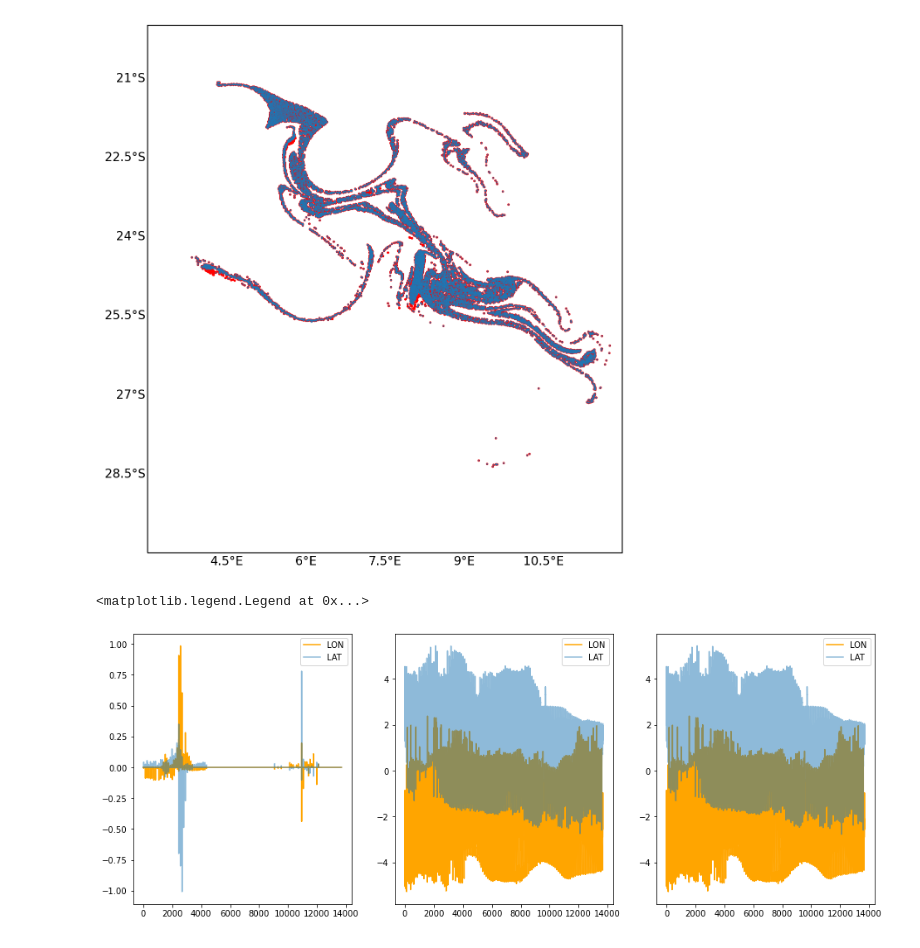
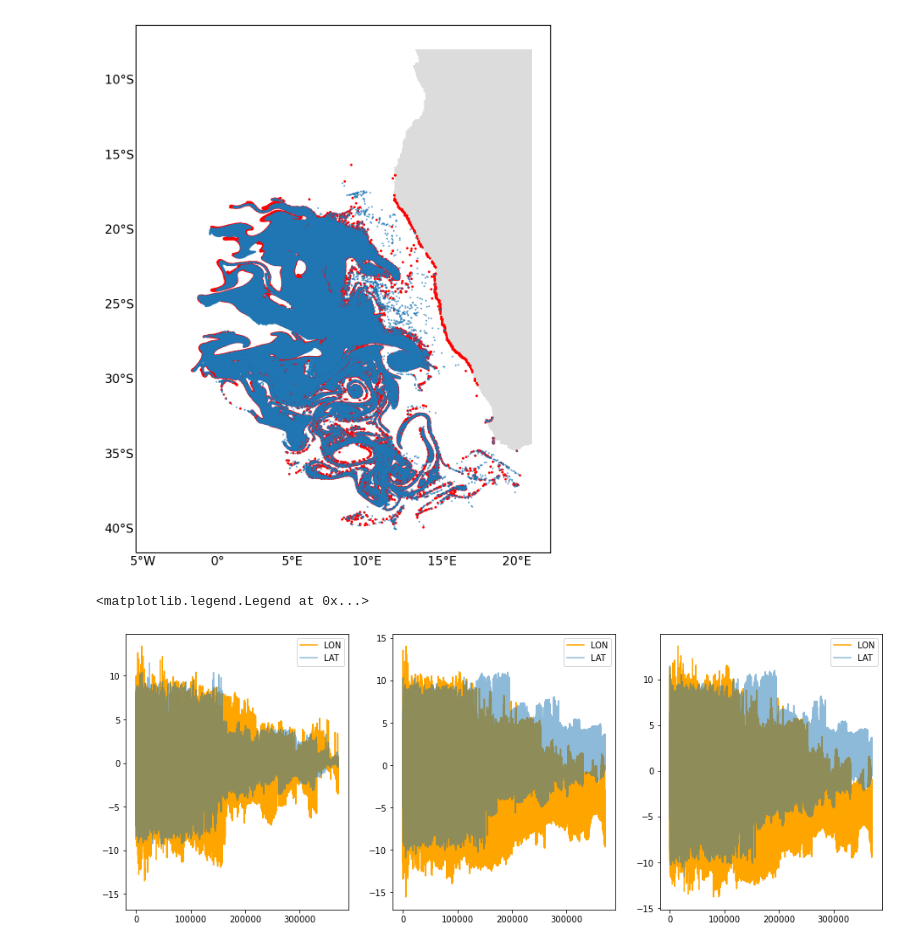
Before and after one commit to OceanParcels/atlanteco_plankton_plastic_nutrients_dispersion, a Jupyter notebook: src/analysis/Luderitz_release_analysis.ipynb, the cells around one changed output. Cells and saved outputs as stored; diff of their text form; code cells hidden in the pictures.

```diff
--- a/src/analysis/Luderitz_release_analysis.ipynb
+++ b/src/analysis/Luderitz_release_analysis.ipynb
@@ -14,52 +14,56 @@ mask_land = mask_ds['tmask'].values[:,:,:,:]
 # %%
 home_folder = '/nethome/manra003/analysis/dispersion/simulations/'
 
-ds3D=xr.open_zarr(home_folder+'Fwd_3D_Luderitz_117x117_Nov01-31_2017_0z_100days.zarr')
-ds2D=xr.open_zarr(home_folder+'Fwd_2D_Luderitz_117x117_Nov01-31_2017_0z_100days.zarr')
-dsdvm=xr.open_zarr(home_folder+'Fwd_DVM_Luderitz_117x117_Nov01-31_2017_0z_100days.zarr')
+# ds3D=xr.open_zarr(home_folder+'Fwd_3D_Luderitz_117x117_Nov01-31_2017_0z_100days.zarr')
+# ds2D=xr.open_zarr(home_folder+'Fwd_2D_Luderitz_117x117_Nov01-31_2017_0z_100days.zarr')
+# dsdvm=xr.open_zarr(home_folder+'Fwd_DVM_Luderitz_117x117_Nov01-31_2017_1z_100days.zarr')
+ds2D = xr.open_zarr(home_folder + "Fwd_2D_Jul2023_BenguelaUpwR_117x117_Dec2017_1z_100days.zarr")
+ds3D = xr.open_zarr(home_folder + "Fwd_3D_Jul2023_BenguelaUpwR_117x117_Dec2017_1z_100days.zarr")
+dsdvm = xr.open_zarr(home_folder + "Fwd_DVM_Jul2023_BenguelaUpwR_117x117_Dec2017_1z_100days.zarr")
 # %%
 custom_size=10
 fig = plt.figure(figsize=(12,8), dpi=200)
 ax = plt.axes(projection=ccrs.PlateCarree())
 gl = ax.gridlines(draw_labels=True)
 gl.xlines = False
 gl.ylines = False
 gl.top_labels = False
 gl.right_labels = False
 gl.xlabel_style = {'size': custom_size, 'color': 'k'}
 gl.ylabel_style = {'size': custom_size, 'color': 'k'}
 
 colormap = colors.ListedColormap(['gainsboro', 'white'])
 
 # Near Amazon river- 4-5 month simulations
 ax.pcolormesh(mask_lon[0, 1249:1750, 1499:], mask_lat[0, 1249:1750, 1499:], mask_land[0, 0,1250:1750, 1500:], cmap=colormap)
-ax.set_xlim(3,12)
-ax.set_ylim(-30,-20)
+# ax.set_xlim(3,12)
+# ax.set_ylim(-30,-20)
 # ax.set_xlim(10,16)
 # ax.set_ylim(-30,-21)
-ax.scatter(ds3D['lon'][:,0], ds3D['lat'][:,0], s=0.001, c='orange')
-ax.scatter(ds3D['lon'][:,90], ds3D['lat'][:,90], s=1, c='red')
-ax.scatter(ds2D['lon'][:,90], ds2D['lat'][:,90], s=0.1)
+t_step=99
+ax.scatter(ds2D['lon'][:,t_step], ds2D['lat'][:,t_step], s=1, c='red')
+ax.scatter(ds3D['lon'][:,t_step], ds3D['lat'][:,t_step], s=0.1)
+# ax.scatter(ds3D['lon'][:,0], ds3D['lat'][:,0], s=0.001, c='orange')
 
 plt.show()
 # %% [output]
-[figure, old version]
+[figure, new version]
 # %%
 fig, ax= plt.subplots(ncols=3,nrows=1, figsize=(16,6))
 
-ax[0].plot(ds2D['lon'][:,60]-ds3D['lon'][:,60], c='orange', label="LON")
-ax[0].plot(ds2D['lat'][:,60]-ds3D['lat'][:,60], alpha = 0.5, label = 'LAT')
+ax[0].plot(ds2D['lon'][:, t_step]-ds3D['lon'][:, t_step], c='orange', label="LON")
+ax[0].plot(ds2D['lat'][:, t_step]-ds3D['lat'][:, t_step], alpha = 0.5, label = 'LAT')
 ax[0].legend()
-ax[1].plot(ds2D['lon'][:,60]-dsdvm['lon'][:,60], c='orange', label="LON")
-ax[1].plot(ds2D['lat'][:,60]-dsdvm['lat'][:,60], alpha = 0.5, label = 'LAT')
+ax[1].plot(ds2D['lon'][:, t_step]-dsdvm['lon'][:, t_step], c='orange', label="LON")
+ax[1].plot(ds2D['lat'][:, t_step]-dsdvm['lat'][:, t_step], alpha = 0.5, label = 'LAT')
 ax[1].legend()
 
-ax[2].plot(ds3D['lon'][:,60]-dsdvm['lon'][:,60], c='orange', label="LON")
-ax[2].plot(ds3D['lat'][:,60]-dsdvm['lat'][:,60], alpha = 0.5, label = 'LAT')
+ax[2].plot(ds3D['lon'][:, t_step]-dsdvm['lon'][:, t_step], c='orange', label="LON")
+ax[2].plot(ds3D['lat'][:, t_step]-dsdvm['lat'][:, t_step], alpha = 0.5, label = 'LAT')
 ax[2].legend()
 # %% [output]
 <matplotlib.legend.Legend at 0x...>
-[figure, old version]
+[figure, new version]
 # %%
 fig, ax= plt.subplots(ncols=3,nrows=1, figsize=(16,6))
 ds2D.z.plot(ax=ax[0])
```
Also changed, not shown: parts of 3 cells of this notebook, 8 other files.
